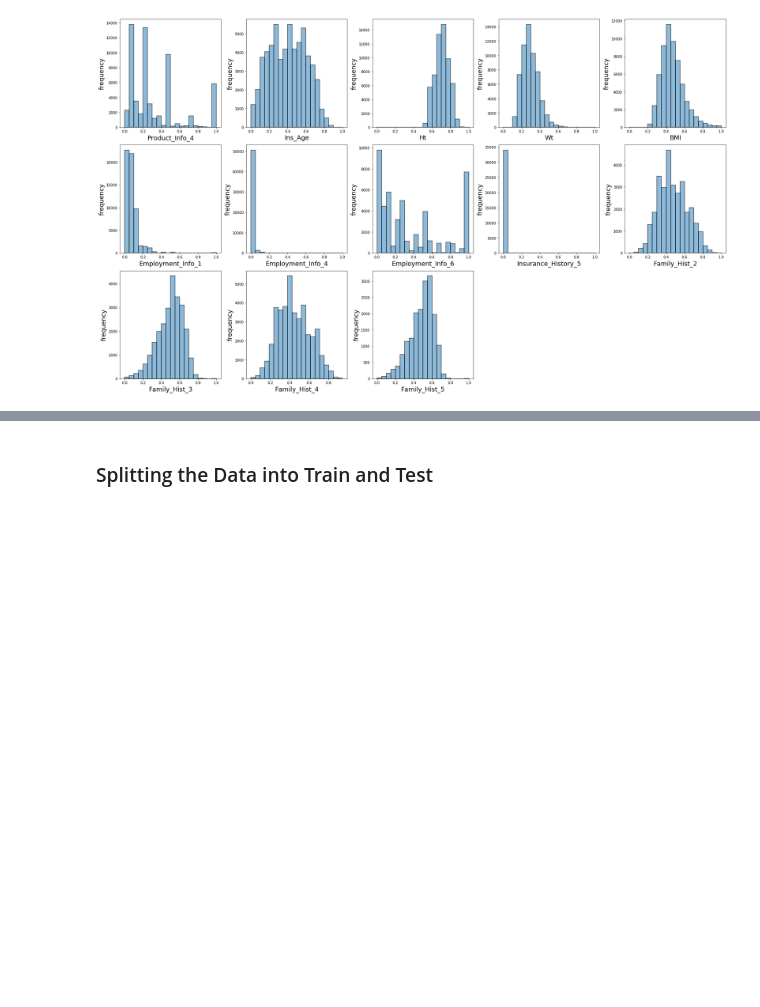
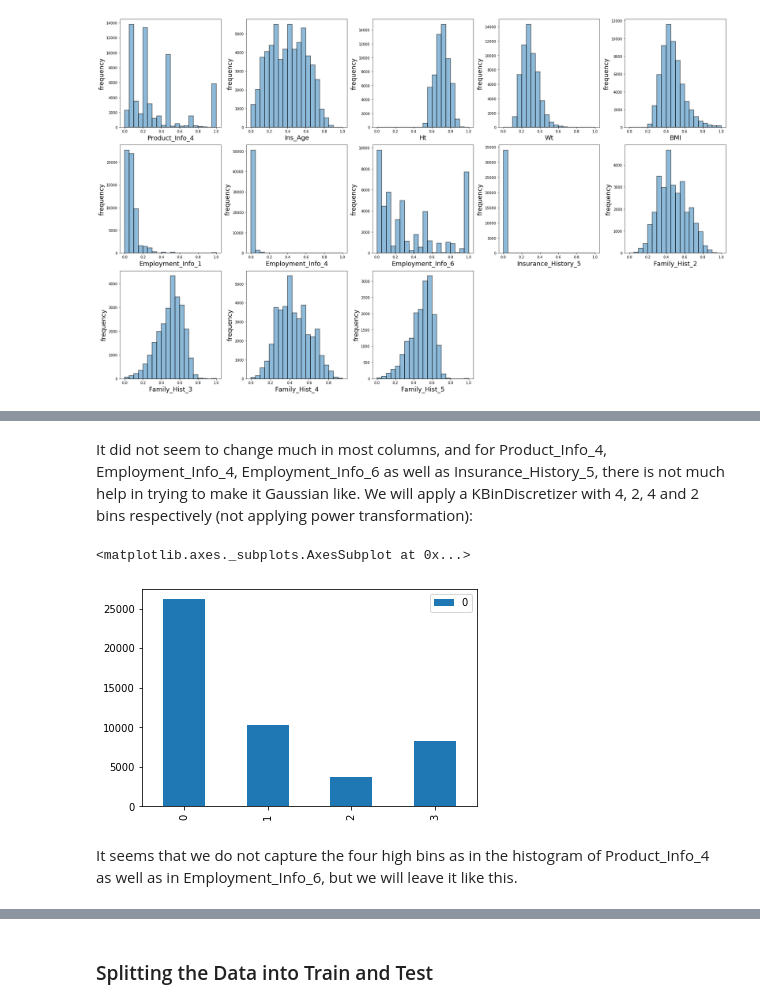
Before and after one commit to Zimle/datascience-notebooks, a Jupyter notebook: PrudInsuranceKeras.ipynb, the cells around one changed output, grey strips where cells are left out. Drawn from its saved outputs; the diff is of its cells as text; code cells hidden in the pictures; blank space fills up the shorter version.

```diff
--- a/PrudInsuranceKeras.ipynb
+++ b/PrudInsuranceKeras.ipynb
@@ -216,0 +200,14 @@ plot_histograms(df_train[disc_cols])
+# %% [markdown]
+It did not seem to change much in most columns, and for Product_Info_4, Employment_Info_4, Employment_Info_6 as well as Insurance_History_5, there is not much help in trying to make it Gaussian like. We will apply a KBinDiscretizer with 4, 2, 4 and 2 bins respectively (not applying power transformation):
+# %%
+from sklearn.preprocessing import KBinsDiscretizer
+
+kbd = KBinsDiscretizer(n_bins=4,encode='ordinal',strategy='kmeans')
+# count number of occurences:
+n_occur = np.bincount(kbd.fit_transform(df_train[['Employment_Info_6']].dropna()).astype(np.int8).reshape(-1))
+pd.DataFrame(n_occur).plot(kind='bar')
+# %% [output]
+<matplotlib.axes._subplots.AxesSubplot at 0x...>
+[figure, added]
+# %% [markdown]
+It seems that we do not capture the four high bins as in the histogram of Product_Info_4 as well as in Employment_Info_6, but we will leave it like this.
```
Also changed, not shown: parts of 75 cells of this notebook.
